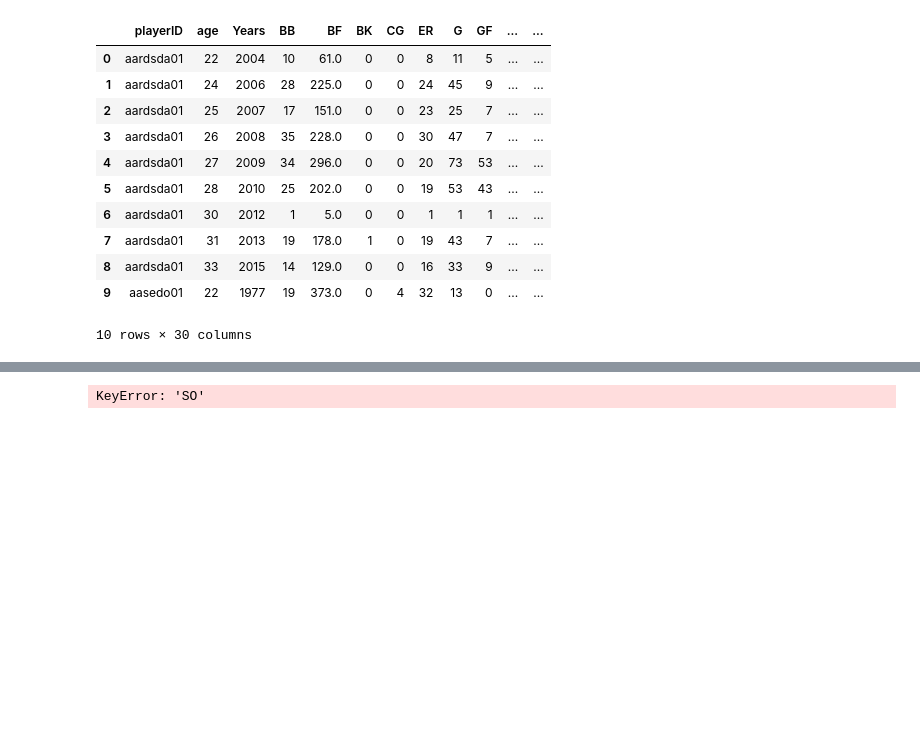
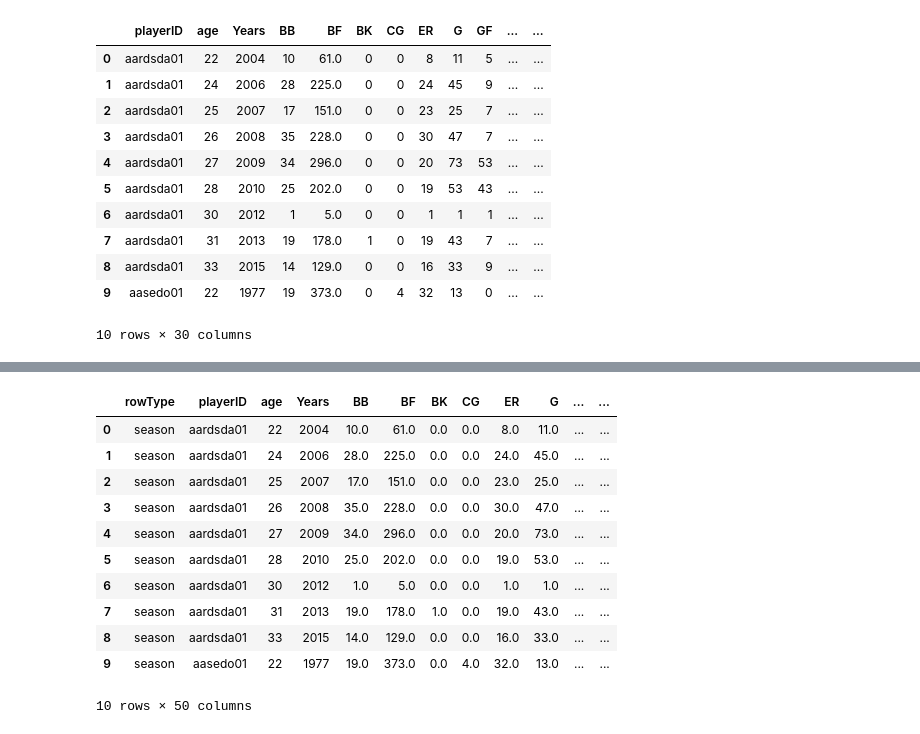
Before and after one commit to anwrak/jbbs_data, a Jupyter notebook: process_data/player_pitching.ipynb, the cells around one changed output, grey strips where cells are left out. Drawn from its saved outputs; the diff is of its cells as text; code cells hidden in the pictures; blank space fills up the shorter version.

```diff
--- a/process_data/player_pitching.ipynb
+++ b/process_data/player_pitching.ipynb
@@ -147,32 +108,42 @@ norm_df.insert(0, 'rowType', 'normalized')
 # %%
 #merge all but season average and caluclate the percentages and ratios
 
 season_df = pitching.copy()
 season_df.insert(0, 'rowType', 'season')
 
 most_pitching = pd.concat([season_df, career_df, avg162_df, norm_df], ignore_index=True)
 
-most_pitching['CERA'] = BasicPitching.calc_cera(most_pitching).round(4)
-most_pitching['DERA'] = BasicPitching.calc_dera(most_pitching).round(4)
+most_pitching['ERC'] = BasicPitching.calc_cera(most_pitching).round(4)
+most_pitching['DICE'] = BasicPitching.calc_dera(most_pitching).round(4)
 most_pitching['ERA'] = BasicPitching.calc_era(most_pitching).round(4)
 most_pitching['H9'] = BasicPitching.calc_h9(most_pitching).round(4)
 most_pitching['HR9'] = BasicPitching.calc_hr9(most_pitching).round(4)
 most_pitching['K9'] = BasicPitching.calc_k9(most_pitching).round(4)
 most_pitching['HRG'] = BasicPitching.calc_hrg(most_pitching).round(4)
 most_pitching['RAG'] = BasicPitching.calc_rag(most_pitching).round(4)
 most_pitching['OBA'] = BasicPitching.calc_oba(most_pitching).round(4)
-most_pitching['PBABIP'] = BasicPitching.calc_pbabip(most_pitching).round(4)
+most_pitching['BABIP'] = BasicPitching.calc_pbabip(most_pitching).round(4)
 most_pitching['PFR'] = BasicPitching.calc_pfr(most_pitching).round(4)
 most_pitching['R9'] = BasicPitching.calc_r9(most_pitching).round(4)
-most_pitching['SO9'] = BasicPitching.calc_so9(most_pitching).round(4)
+most_pitching['K9'] = BasicPitching.calc_so9(most_pitching).round(4)
 most_pitching['BB9'] = BasicPitching.calc_bb9(most_pitching).round(4)
 most_pitching['BF9'] = BasicPitching.calc_bf9(most_pitching).round(4)
 most_pitching['WHIP'] = BasicPitching.calc_whip(most_pitching).round(4)
 most_pitching['WP'] = BasicPitching.calc_wp(most_pitching).round(4)
 most_pitching['BBK'] = BasicPitching.calc_bbk(most_pitching).round(4)
 most_pitching['OBPA'] = BasicPitching.calc_obpa(most_pitching).round(4)
-most_pitching['FIP'] = BasicPitching.calc_fip(most_pitching).round(4)
 
 most_pitching.head(10)
 # %% [output]
+|  | rowType | playerID | age | Years | BB | BF | BK | CG | ER | G | ... | ... |
+| 0 | season | aardsda01 | 22 | 2004 | 10.0 | 61.0 | 0.0 | 0.0 | 8.0 | 11.0 | ... | ... |
+| 1 | season | aardsda01 | 24 | 2006 | 28.0 | 225.0 | 0.0 | 0.0 | 24.0 | 45.0 | ... | ... |
+| 2 | season | aardsda01 | 25 | 2007 | 17.0 | 151.0 | 0.0 | 0.0 | 23.0 | 25.0 | ... | ... |
+| 3 | season | aardsda01 | 26 | 2008 | 35.0 | 228.0 | 0.0 | 0.0 | 30.0 | 47.0 | ... | ... |
+| 4 | season | aardsda01 | 27 | 2009 | 34.0 | 296.0 | 0.0 | 0.0 | 20.0 | 73.0 | ... | ... |
+| 5 | season | aardsda01 | 28 | 2010 | 25.0 | 202.0 | 0.0 | 0.0 | 19.0 | 53.0 | ... | ... |
+| 6 | season | aardsda01 | 30 | 2012 | 1.0 | 5.0 | 0.0 | 0.0 | 1.0 | 1.0 | ... | ... |
+| 7 | season | aardsda01 | 31 | 2013 | 19.0 | 178.0 | 1.0 | 0.0 | 19.0 | 43.0 | ... | ... |
+| 8 | season | aardsda01 | 33 | 2015 | 14.0 | 129.0 | 0.0 | 0.0 | 16.0 | 33.0 | ... | ... |
+| 9 | season | aasedo01 | 22 | 1977 | 19.0 | 373.0 | 0.0 | 4.0 | 32.0 | 13.0 | ... | ... |
-KeyError: 'SO'
+10 rows × 50 columns
```
Also changed, not shown: parts of 3 cells of this notebook, 1 other file.
